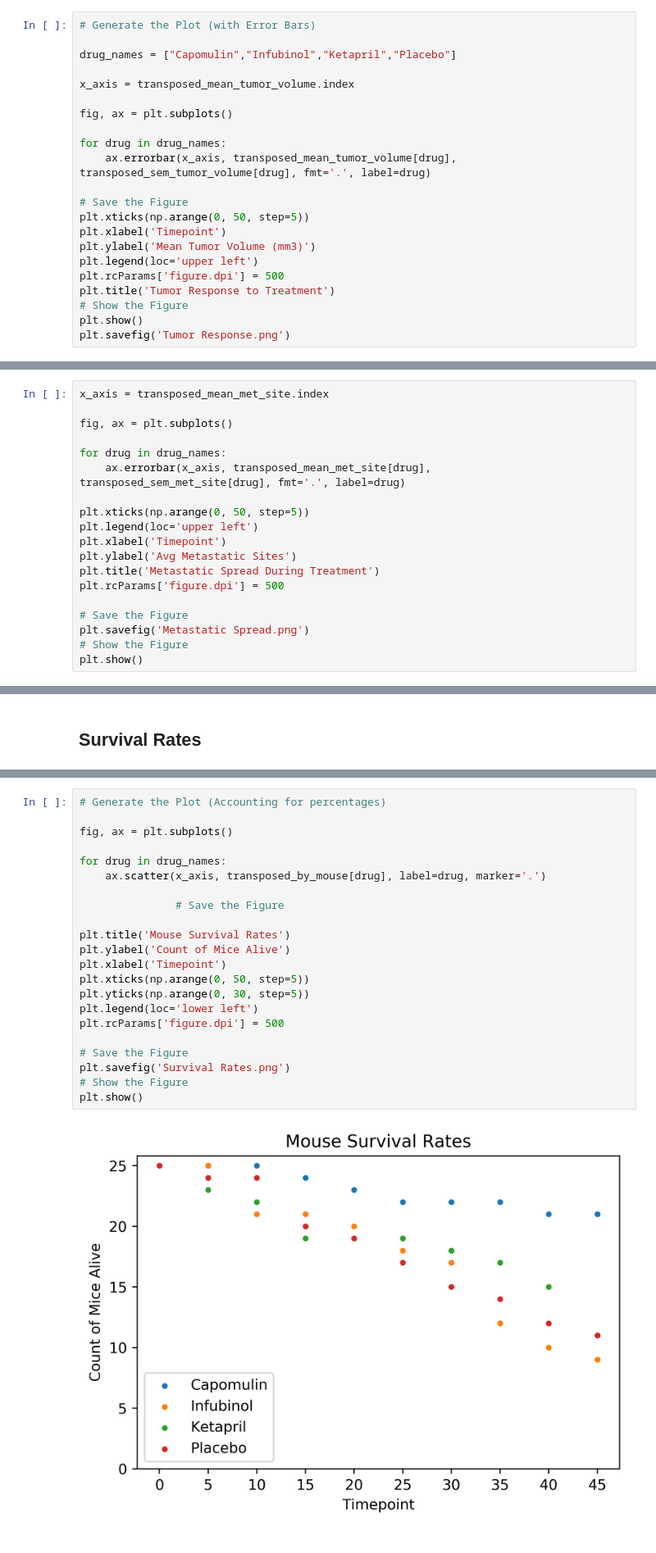
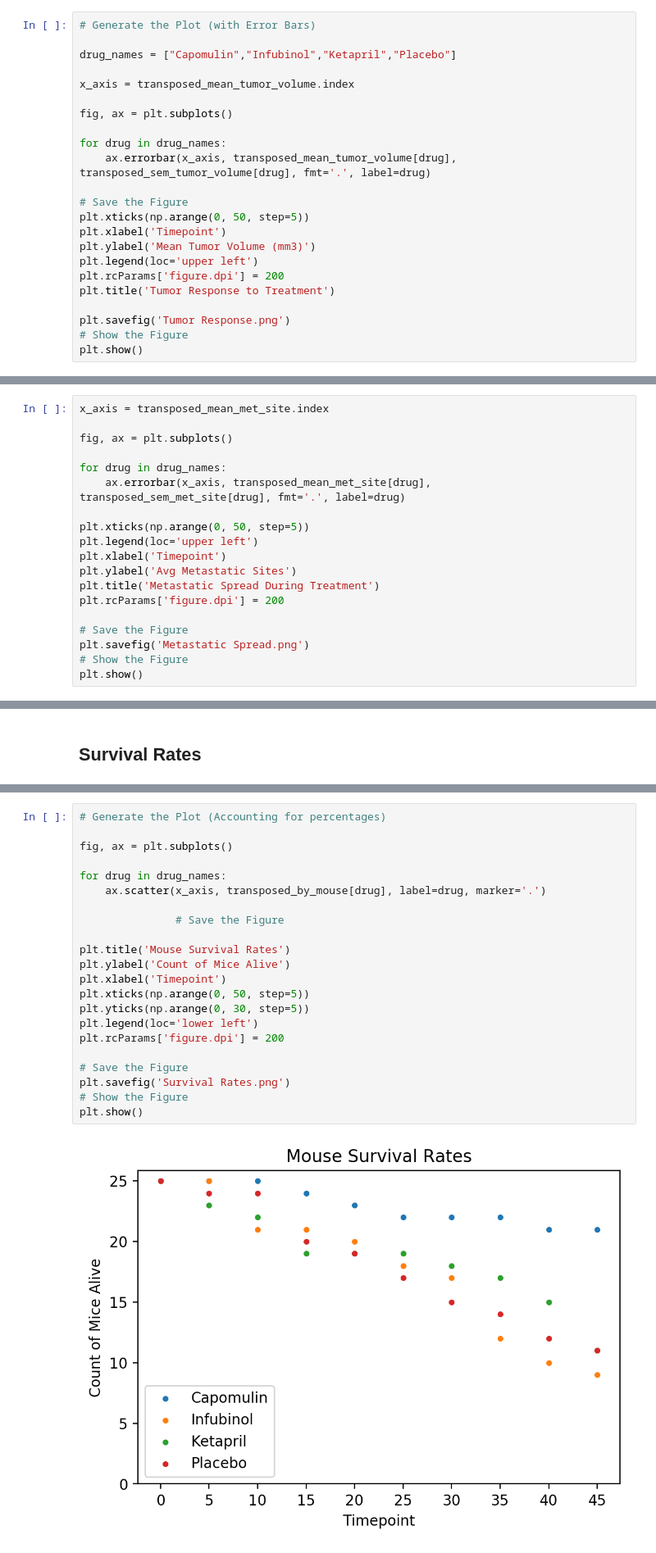
Before and after one commit to aeckes/matplotlib-challenge, a Jupyter notebook: Pymaceuticals/pymaceuticals_AE.ipynb, the cells around one changed output, grey strips where cells are left out. Shown at 82% size. Cells and saved outputs as stored; diff of their text form.

```diff
--- a/Pymaceuticals/pymaceuticals_AE.ipynb
+++ b/Pymaceuticals/pymaceuticals_AE.ipynb
@@ -113,9 +111,10 @@ plt.xticks(np.arange(0, 50, step=5))
 plt.xlabel('Timepoint')
 plt.ylabel('Mean Tumor Volume (mm3)')
 plt.legend(loc='upper left')
-plt.rcParams['figure.dpi'] = 500
+plt.rcParams['figure.dpi'] = 200
 plt.title('Tumor Response to Treatment')
+
+plt.savefig('Tumor Response.png')
 # Show the Figure
 plt.show()
-plt.savefig('Tumor Response.png')
 # %% [output]
@@ -191,7 +187,7 @@ plt.legend(loc='upper left')
 plt.xlabel('Timepoint')
 plt.ylabel('Avg Metastatic Sites')
 plt.title('Metastatic Spread During Treatment')
-plt.rcParams['figure.dpi'] = 500
+plt.rcParams['figure.dpi'] = 200
 
 # Save the Figure
 plt.savefig('Metastatic Spread.png')
@@ -244,24 +238,24 @@ transposed_by_mouse
 # %%
 # Generate the Plot (Accounting for percentages)
 
 fig, ax = plt.subplots()
 
 for drug in drug_names:
     ax.scatter(x_axis, transposed_by_mouse[drug], label=drug, marker='.')
 
                # Save the Figure
 
 plt.title('Mouse Survival Rates')
 plt.ylabel('Count of Mice Alive')
 plt.xlabel('Timepoint')
 plt.xticks(np.arange(0, 50, step=5))
 plt.yticks(np.arange(0, 30, step=5))
 plt.legend(loc='lower left')
-plt.rcParams['figure.dpi'] = 500
+plt.rcParams['figure.dpi'] = 200
 
 # Save the Figure
 plt.savefig('Survival Rates.png')
 # Show the Figure
 plt.show()
 # %% [output]
-[figure, old version]
+[figure, new version]
```
Also changed, not shown: parts of 8 cells of this notebook, 4 other files.
